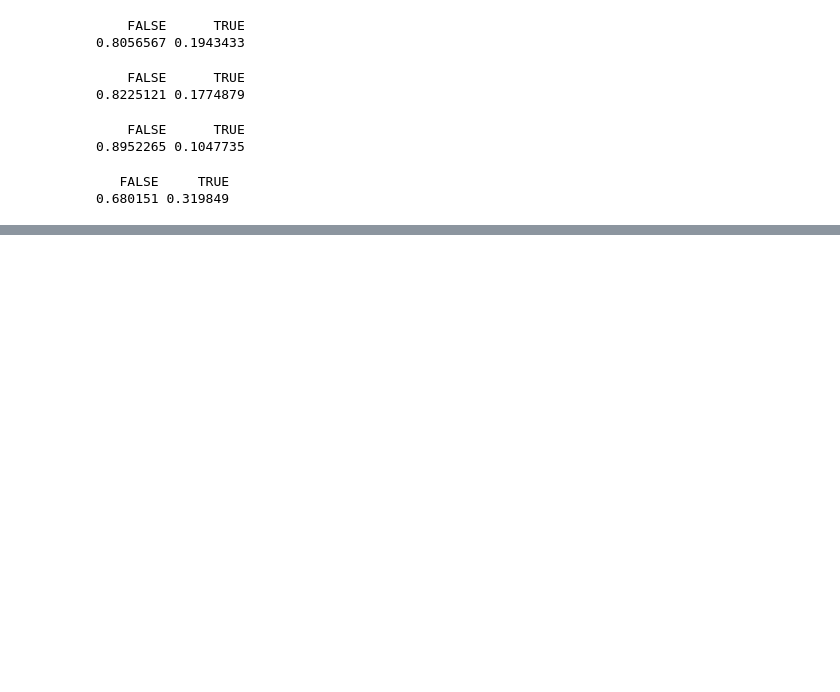
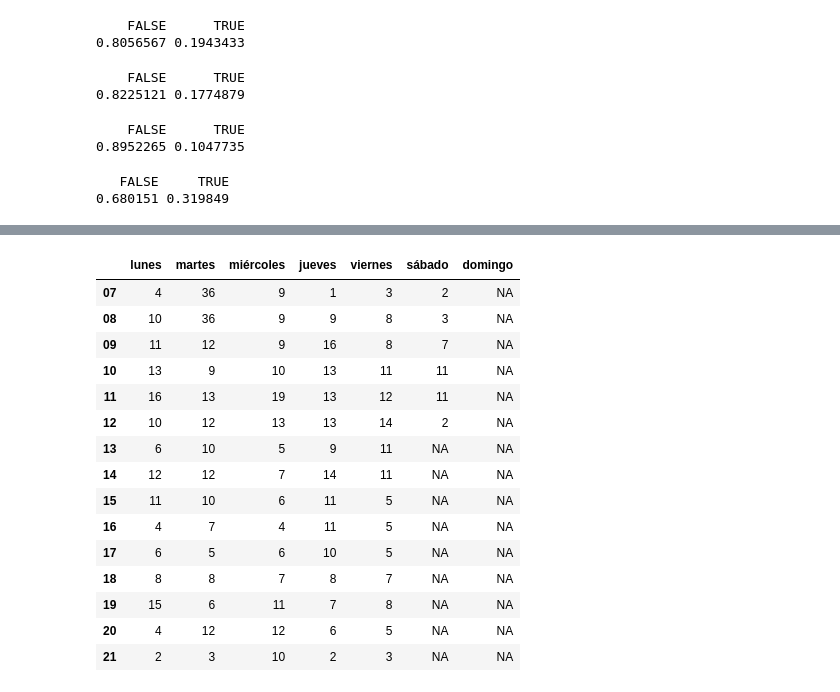
Before and after one commit to Yagwar/Proyectos, a Jupyter notebook: Proporción uso espacios.ipynb, the cells around one changed output, grey strips where cells are left out. Saved outputs shown, nothing was run; the diff lists cells and outputs as text; code cells hidden in the pictures; blank space fills up the shorter version.

```diff
--- a/Proporción uso espacios.ipynb
+++ b/Proporción uso espacios.ipynb
@@ -100,7 +117,14 @@ fch_prl=strptime(paste(dat_prl_cons$FECHA,dat_prl_cons$HORA), "%d/%m/%Y %H:%M")
  $ Periodo.acad       : Factor w/ 3 levels "2017_1","2017_3",..: 1 1 1 1 1 1 1 1 1 1 ...
 # %%
 for (i in 1:length(fch_prl)){
-    usos_espac$mesas_trab=asig_pr_horario(usos_espac$mesas_trab,fechas,fch_prl[i],fch_prl[i]+(60*45))
+#     print(paste(i,fch_prl[i],min(fechas),max(fechas)))
+    if(!is.na(fch_prl[i])){
+        if((fch_prl[i]>min(fechas))&(fch_prl[i]<max(fechas))){
+            usos_espac$mesas_trab_fr=conteo_pr_horario(usos_espac$mesas_trab_fr,fechas,fch_prl[i],fch_prl[i]+(60*45))
+            usos_espac$mesas_trab=     asig_pr_horario(usos_espac$mesas_trab,fechas,fch_prl[i],fch_prl[i]+(60*45))
+#             print(paste(i,fch_prl[i],min(fechas),max(fechas)))
+        }
+    }
 }
 table(usos_espac$mesas_trab)
 # %% [output]
@@ -286,3 +362,5 @@ prop.table(table(usos_espac$mesas_trab))
 0.8952265 0.1047735
    FALSE     TRUE
 0.680151 0.319849
+# %%
+hora_pr_lab_2=factor(format(fechas, "%H"))
@@ -288,0 +579,3 @@ prop.table(table(usos_espac$mesas_trab))
+# %%
+us_2=cbind(usos_espac,data.frame(fechas,hora_pr_lab,dia_pr_lab,hora_pr_lab_2))
+str(us_2)
@@ -288,0 +593,19 @@ prop.table(table(usos_espac$mesas_trab))
+# %%
+with(us_2, tapply(mesas_trab_fr, list(hora_pr_lab_2, dia_pr_lab), FUN=max))
+# %% [output]
+|  | lunes | martes | miércoles | jueves | viernes | sábado | domingo |
+| 07 | 4 | 36 | 9 | 1 | 3 | 2 | NA |
+| 08 | 10 | 36 | 9 | 9 | 8 | 3 | NA |
+| 09 | 11 | 12 | 9 | 16 | 8 | 7 | NA |
+| 10 | 13 | 9 | 10 | 13 | 11 | 11 | NA |
+| 11 | 16 | 13 | 19 | 13 | 12 | 11 | NA |
+| 12 | 10 | 12 | 13 | 13 | 14 | 2 | NA |
+| 13 | 6 | 10 | 5 | 9 | 11 | NA | NA |
+| 14 | 12 | 12 | 7 | 14 | 11 | NA | NA |
+| 15 | 11 | 10 | 6 | 11 | 5 | NA | NA |
+| 16 | 4 | 7 | 4 | 11 | 5 | NA | NA |
+| 17 | 6 | 5 | 6 | 10 | 5 | NA | NA |
+| 18 | 8 | 8 | 7 | 8 | 7 | NA | NA |
+| 19 | 15 | 6 | 11 | 7 | 8 | NA | NA |
+| 20 | 4 | 12 | 12 | 6 | 5 | NA | NA |
+| 21 | 2 | 3 | 10 | 2 | 3 | NA | NA |
```
Also changed, not shown: parts of 18 cells of this notebook.
